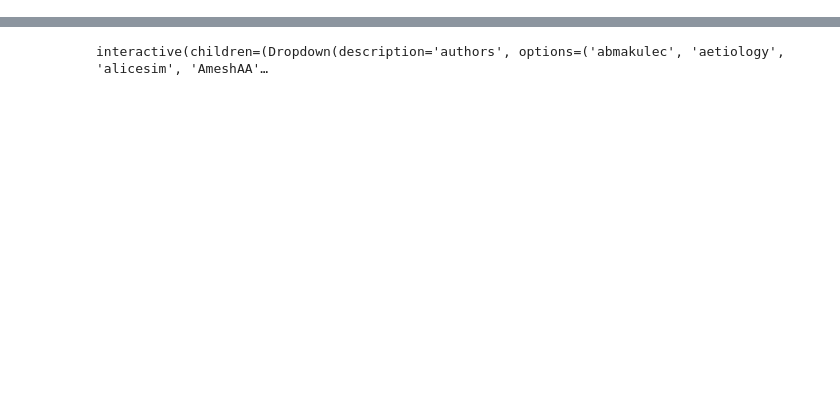
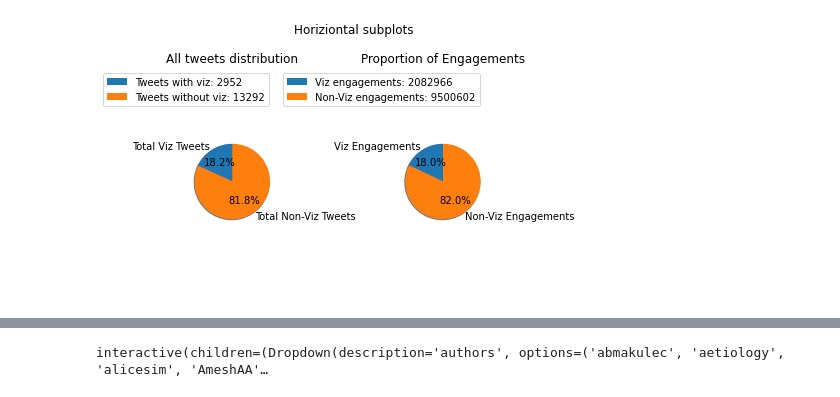
Before and after one commit to kasumbarobert/cse557a-research-project, a Jupyter notebook: dashboard_and_viz_tests.ipynb, the cells around one changed output, grey strips where cells are left out. Cells and saved outputs as stored; diff of their text form; code cells hidden in the pictures; blank space fills up the shorter version.

Commit message:
Pie charts

```diff
--- a/dashboard_and_viz_tests.ipynb
+++ b/dashboard_and_viz_tests.ipynb
@@ -51,4 +67,64 @@ def get_tweets(df):
     viz_tweets = len(viz_df)
 
     return viz_tweets, non_viz_tweets
+# %%
+def show_agg_pies(df):
+    all_viz_tweets = df.loc[df["has_viz"] == True]
+    no_viz_tweets = df.loc[df["has_viz"] == False]
+
+    labels = 'Total Viz Tweets', 'Total Non-Viz Tweets'
+    all_viz_tweets = len(all_viz_tweets)
+    no_viz_tweets = len(no_viz_tweets)
+
+#     all_viz_tweets, non_viz_tweets = len(all_viz_tweets), len(no_viz_tweets)
+    sizes = []
+    sizes.append(all_viz_tweets)
+    sizes.append(no_viz_tweets)
+
+    tweet_label = 'Tweets with viz: ' + str(all_viz_tweets)
+    no_tweet_label = 'Tweets without viz: ' + str(no_viz_tweets)
+
+    legend_labels_1 = tweet_label, no_tweet_label
+
+    #----------------------------------------------------------------------------#
+
+    # Pie chart, where the slices will be ordered and plotted counter-clockwise:
+    labels_eng = 'Viz Engagements', 'Non-Viz Engagements'
+    viz_engagements, non_viz_engagements = get_engagements(df)
+    sizes_eng = []
+    sizes_eng.append(viz_engagements)
+    sizes_eng.append(non_viz_engagements)
+
+    eng_viz_label = 'Viz engagements: ' + str(viz_engagements)
+    eng_noviz_label = 'Non-Viz engagements: ' + str(non_viz_engagements)
+    legend_labels_2 = eng_viz_label, eng_noviz_label
+
+
+    #----------------------------------------------------------------------------#
+
+    fig, (ax1, ax2) = plt.subplots(1, 2)
+
+    ax1.pie(sizes, labels=labels, autopct='%1.1f%%',
+            shadow=True, startangle=90)
+    ax1.axis('equal')
+    ax1.set_title("All tweets distribution")
+    ax1.legend(legend_labels_1)
+
+    ax2.pie(sizes_eng, labels=labels_eng, autopct='%1.1f%%',
+            shadow=True, startangle=90)
+    ax2.axis('equal')  # Equal aspect ratio ensures that pie is drawn as a circle.
+    ax2.set_title("Proportion of Engagements")
+    ax2.legend(legend_labels_2)
+
+
+    fig.suptitle('Horiziontal subplots')
+
+    plt.tight_layout()
+
+
+    #-----------------------------------------------------------------------------#
+
+#     plt.show()
+# %% [output]
+[figure, added]
 # %%
```
Also changed, not shown: parts of 21 cells of this notebook.
